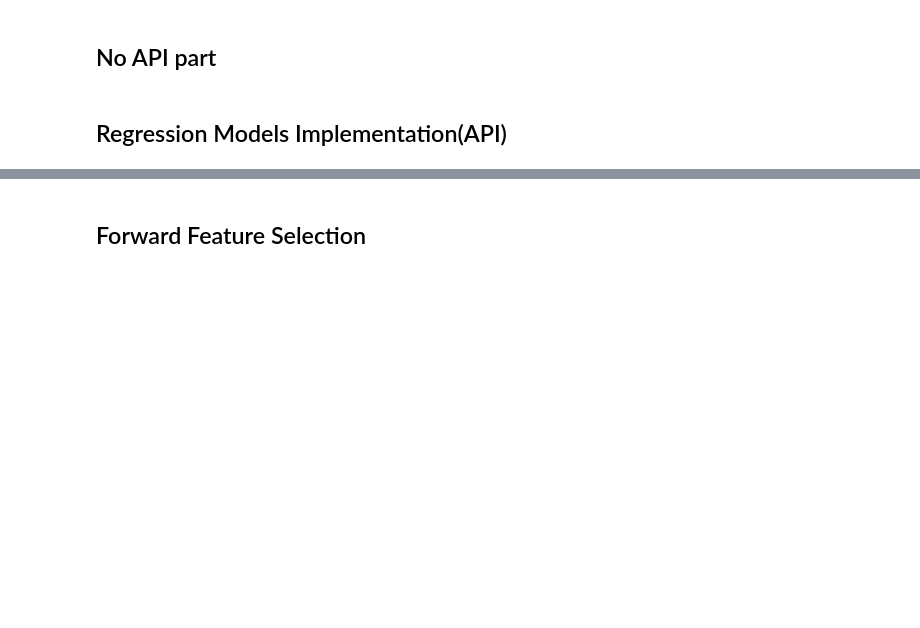
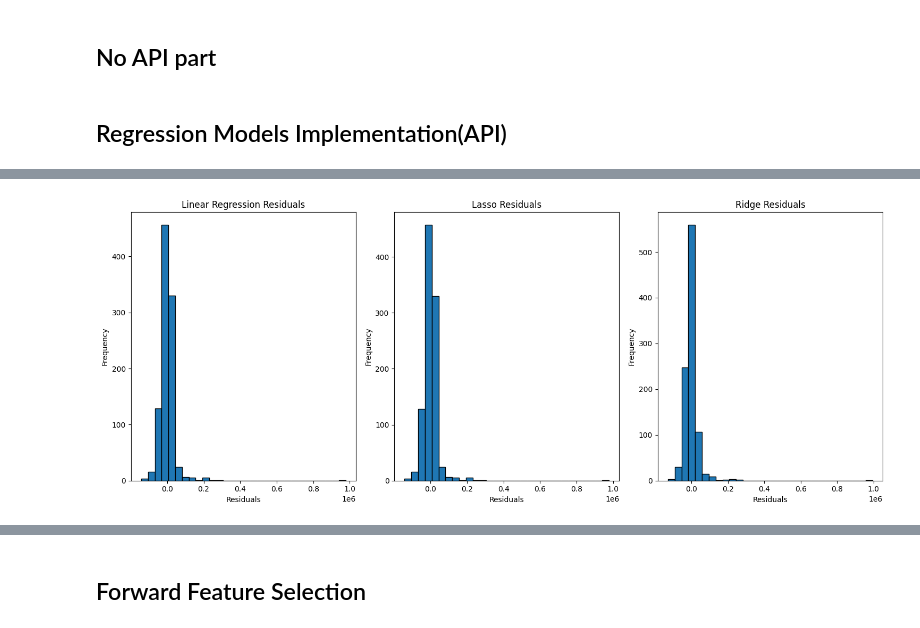
Before and after one commit to yazan6546/Regression-Analysis-and-Model-Selection, a Jupyter notebook: main.ipynb, the cells around one changed output, grey strips where cells are left out. Drawn from its saved outputs; the diff is of its cells as text; code cells hidden in the pictures; blank space fills up the shorter version.

Commit message:
Added Histogram Visualizations

```diff
--- a/main.ipynb
+++ b/main.ipynb
@@ -98,3 +92,29 @@ Ridge()
+# %%
+#Visualizing
+y_pred_lin_val = lin_model.predict(X_val_scaled)
+y_pred_lasso_val = lasso.predict(X_val_scaled)
+y_pred_ridge_val = ridge.predict(X_val_scaled)
+
+residuals_lin_val = y_val - y_pred_lin_val
+residuals_lasso_val = y_val - y_pred_lasso_val
+residuals_ridge_val = y_val - y_pred_ridge_val
+fig, axes = plt.subplots(1, 3, figsize=(15, 6))
+axes[0].hist(residuals_lin_val, bins=30, edgecolor='black')
+axes[0].set_xlabel('Residuals')
+axes[0].set_ylabel('Frequency')
+axes[0].set_title('Linear Regression Residuals')
+axes[1].hist(residuals_lasso_val, bins=30, edgecolor='black')
+axes[1].set_xlabel('Residuals')
+axes[1].set_ylabel('Frequency')
+axes[1].set_title('Lasso Residuals')
+axes[2].hist(residuals_ridge_val, bins=30, edgecolor='black')
+axes[2].set_xlabel('Residuals')
+axes[2].set_ylabel('Frequency')
+axes[2].set_title('Ridge Residuals')
+plt.tight_layout()
+plt.show()
+# %% [output]
+[figure, added]
 # %%
 #Implemnting Polynomial Regression and Testing Degrees
 max_degree = 5
```
Also changed, not shown: parts of 13 cells of this notebook.
